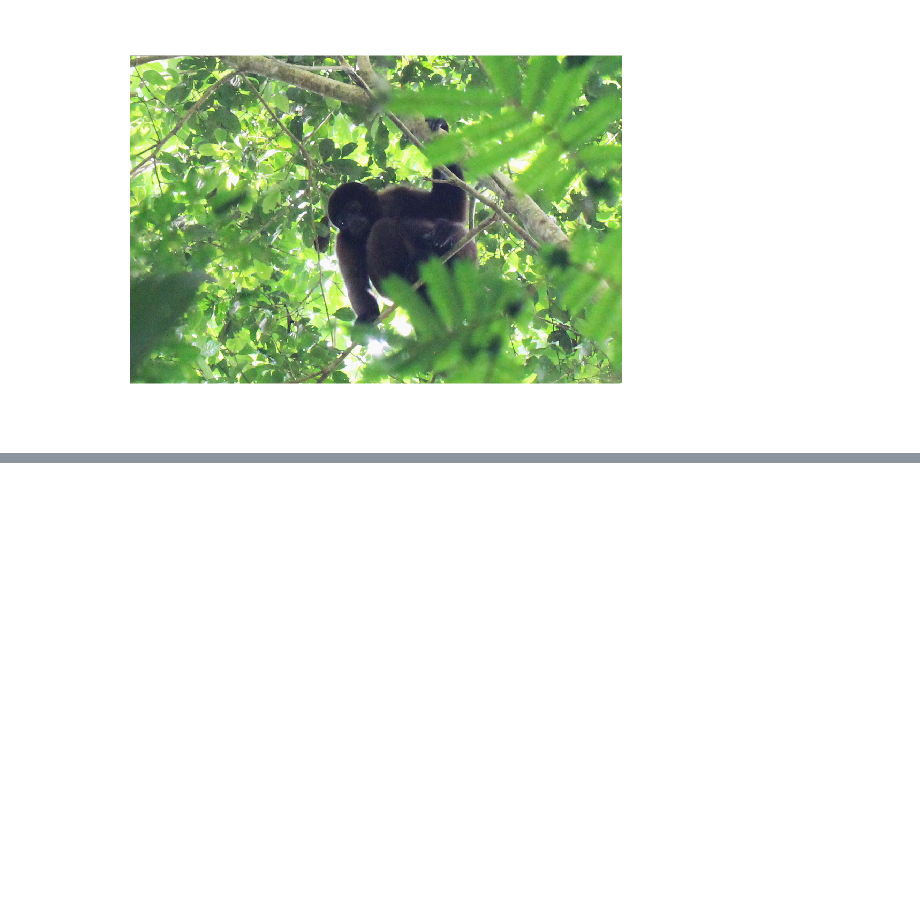
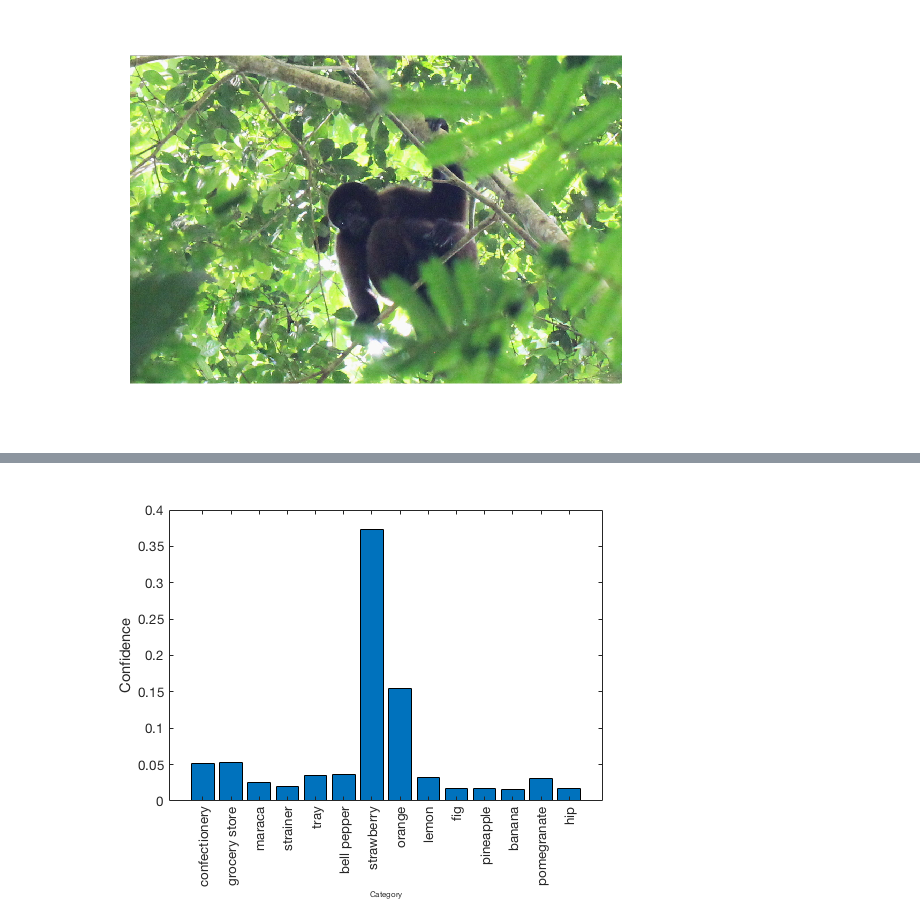
Before and after one commit to pommevilla/p3.matlab.fall2018, a Jupyter notebook: notebooks/p3.matlab.fall2018-04.ipynb, the cells around one changed output, grey strips where cells are left out. Cells and saved outputs as stored; diff of their text form; code cells hidden in the pictures; blank space fills up the shorter version.

```diff
--- a/notebooks/p3.matlab.fall2018-04.ipynb
+++ b/notebooks/p3.matlab.fall2018-04.ipynb
@@ -83,0 +118,4 @@ Warning: Image is too big to fit on screen; displaying at 67%
+# %%
+high_confidence_predictions('../data/images/examples/ex3.jpg', cnn)
+# %% [output]
+[figure, added]
```
Also changed, not shown: parts of 18 cells of this notebook, 2 other files.
